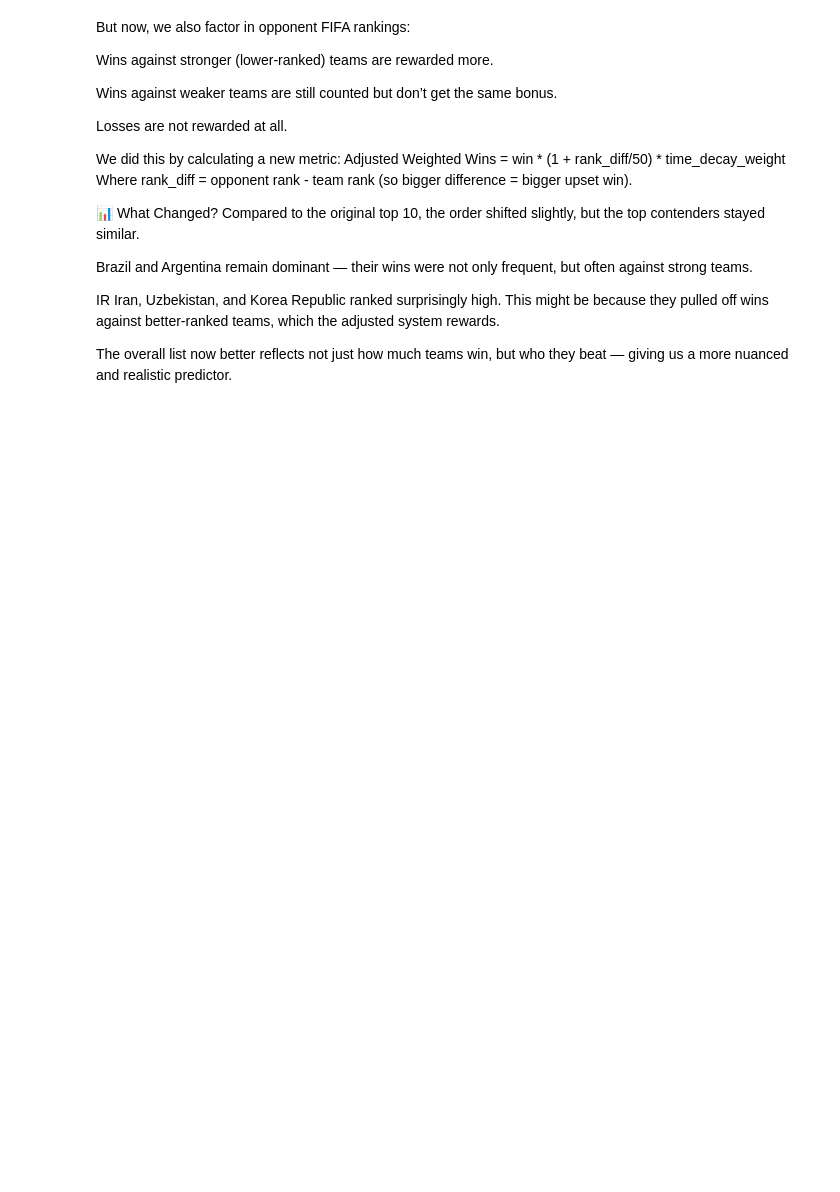
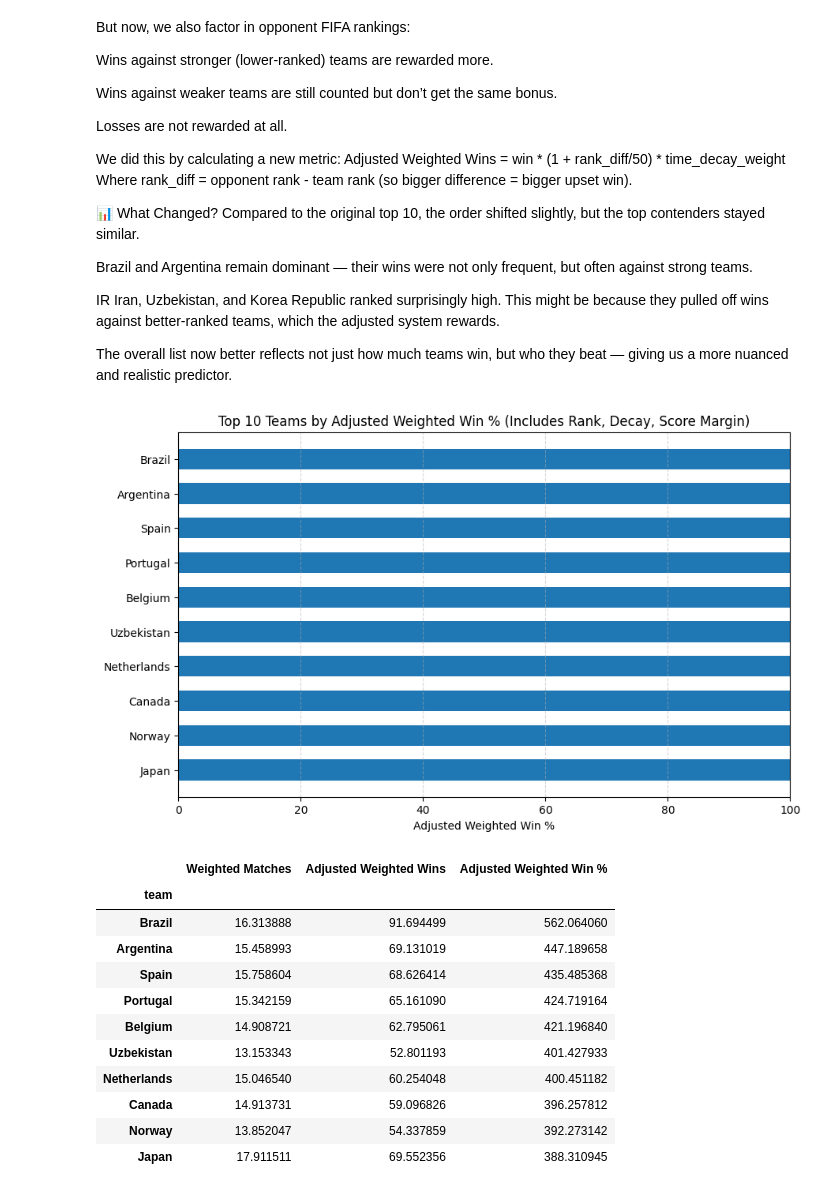
Before and after one commit to ZacharyHurt89/DataDivers_Group_Repo, a Jupyter notebook: mwr_workspace/start.ipynb, the cells around one changed output. Cells and saved outputs as stored; diff of their text form; code cells hidden in the pictures; blank space fills up the shorter version.

Commit message:
first revision with score differential

```diff
--- a/mwr_workspace/start.ipynb
+++ b/mwr_workspace/start.ipynb
@@ -488,3 +501,78 @@ Brazil and Argentina remain dominant — their wins were not only frequent, but
 IR Iran, Uzbekistan, and Korea Republic ranked surprisingly high. This might be because they pulled off wins against better-ranked teams, which the adjusted system rewards.
 
 The overall list now better reflects not just how much teams win, but who they beat — giving us a more nuanced and realistic predictor.
+# %%
+# Set decay rate
+decay_rate = 5
+
+# Get latest year
+latest_year = team_matches['year'].max()
+
+# Apply time-decay weight to each match
+team_matches['weight'] = team_matches['year'].apply(
+    lambda y: max(0.01, 1 / (1 + decay_rate * (latest_year - y)))
+)
+
+# Calculate opponent rank difference (lower rank = better team)
+team_matches['opponent_rank'] = team_matches['fifa_rank'].where(
+    team_matches['team'] == team_matches['home_team'],
+    team_matches['home_team_fifa_rank']
+)
+team_matches['opponent_rank'] = team_matches['opponent_rank'].fillna(
+    team_matches['away_team_fifa_rank']
+)
+
+# Normalize rank impact (penalize or reward based on opponent rank)
+max_rank = team_matches['opponent_rank'].max()
+team_matches['rank_weight'] = 1 + ((max_rank - team_matches['opponent_rank']) / max_rank)
+
+# Calculate goal differential
+team_matches['goal_diff'] = (team_matches['goals_for'] - team_matches['goals_against']).clip(lower=0)
+
+# Calculate adjusted win contribution
+team_matches['adjusted_win'] = (
+    team_matches['win'] *
+    team_matches['weight'] *
+    team_matches['rank_weight'] *
+    (1 + team_matches['goal_diff'])  # Amplify win weight with margin
+)
+
+# Group by team and calculate total adjusted wins and matches
+weighted_total = team_matches.groupby('team')['weight'].sum()
+adjusted_wins = team_matches.groupby('team')['adjusted_win'].sum()
+
+# Combine into final DataFrame
+final_stats = pd.DataFrame({
+    'Weighted Matches': weighted_total,
+    'Adjusted Weighted Wins': adjusted_wins
+})
+final_stats['Adjusted Weighted Win %'] = (final_stats['Adjusted Weighted Wins'] / final_stats['Weighted Matches']) * 100
+
+# Show top 10
+top10 = final_stats.sort_values('Adjusted Weighted Win %', ascending=False).head(10)
+
+# Plot
+plt.figure(figsize=(10, 6))
+plt.barh(top10.index[::-1], top10['Adjusted Weighted Win %'][::-1], height=0.6)
+plt.xlabel("Adjusted Weighted Win %")
+plt.title("Top 10 Teams by Adjusted Weighted Win % (Includes Rank, Decay, Score Margin)")
+plt.grid(axis='x', linestyle='--', alpha=0.5)
+plt.xlim(0, 100)
+plt.show()
+
+# Optional: Display table
+top10
+# %% [output]
+[figure, added]
+|  | Weighted Matches | Adjusted Weighted Wins | Adjusted Weighted Win % |
+| team |  |  |  |
+| Brazil | 16.313888 | 91.694499 | 562.064060 |
+| Argentina | 15.458993 | 69.131019 | 447.189658 |
+| Spain | 15.758604 | 68.626414 | 435.485368 |
+| Portugal | 15.342159 | 65.161090 | 424.719164 |
+| Belgium | 14.908721 | 62.795061 | 421.196840 |
+| Uzbekistan | 13.153343 | 52.801193 | 401.427933 |
+| Netherlands | 15.046540 | 60.254048 | 400.451182 |
+| Canada | 14.913731 | 59.096826 | 396.257812 |
+| Norway | 13.852047 | 54.337859 | 392.273142 |
+| Japan | 17.911511 | 69.552356 | 388.310945 |
```
Also changed, not shown: parts of 1 cell of this notebook.
